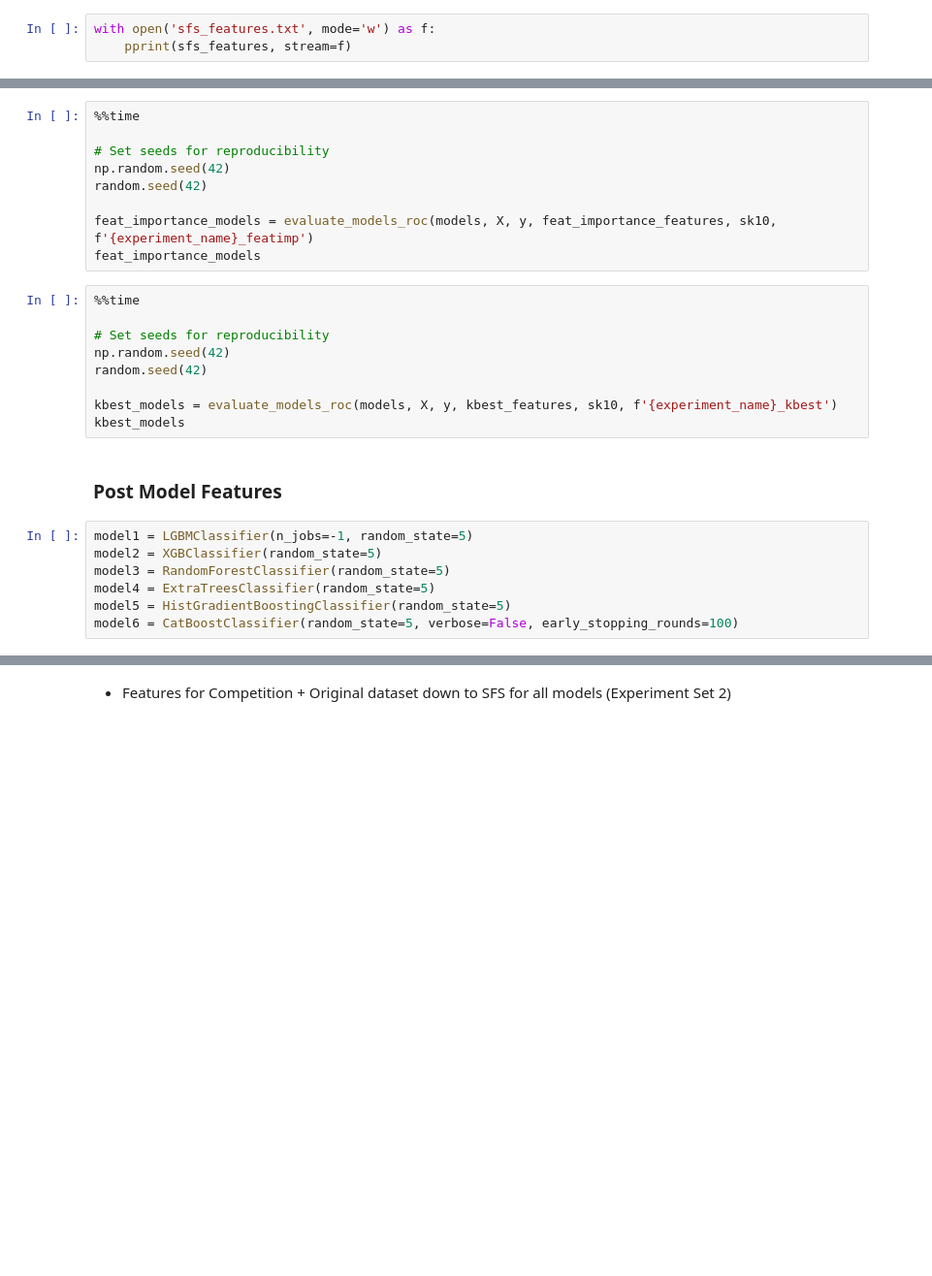
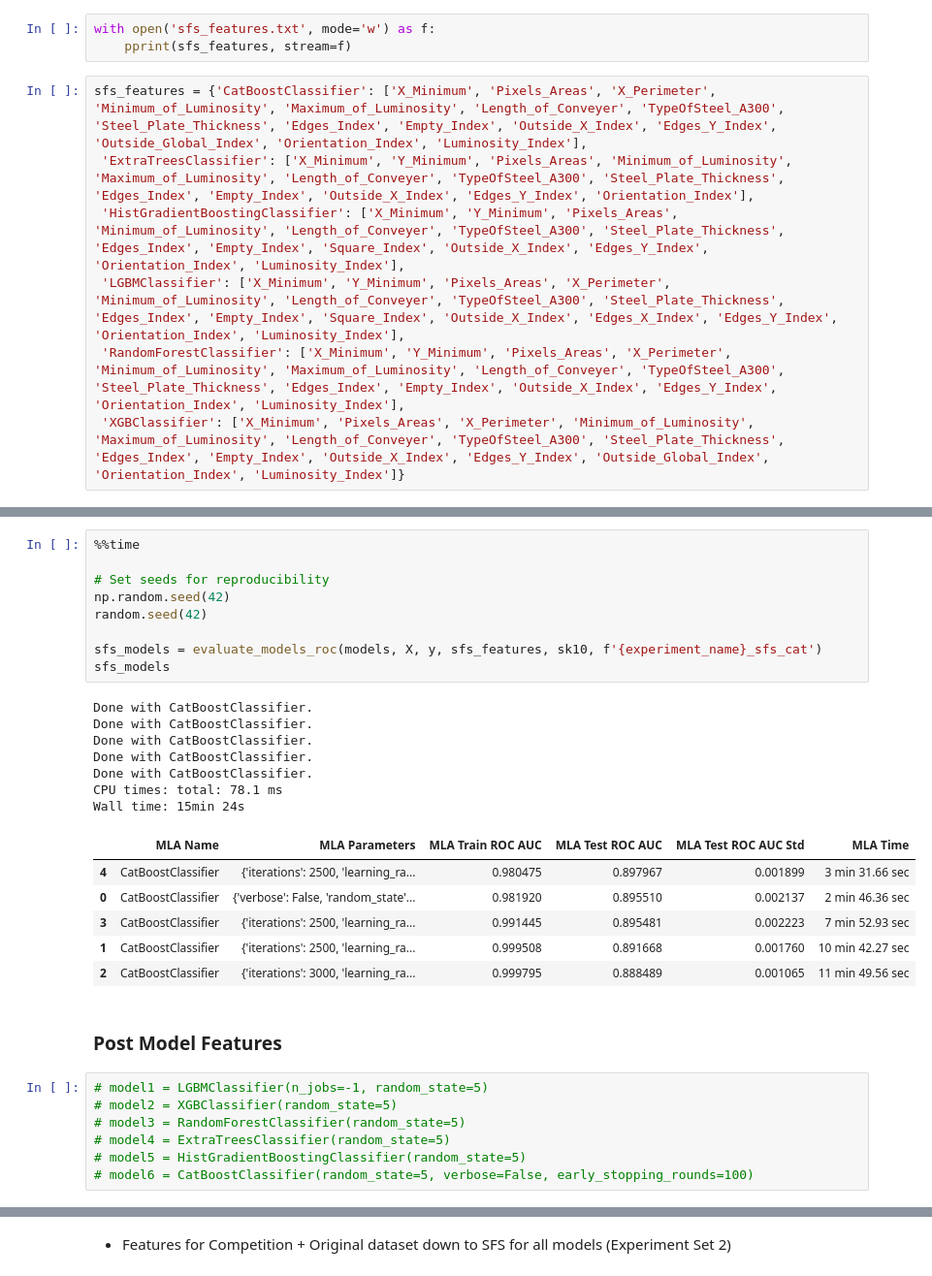
Before and after one commit to hardboyvino/kaggle_competition, a Jupyter notebook: playground_4.3/models.ipynb, the cells around one changed output, grey strips where cells are left out. Shown at 97% size. Cells and saved outputs as stored; diff of their text form; blank space fills up the shorter version.

```diff
--- a/playground_4.3/models.ipynb
+++ b/playground_4.3/models.ipynb
@@ -632,6 +703,13 @@ for alg in models:
 # %%
 with open('sfs_features.txt', mode='w') as f:
     pprint(sfs_features, stream=f)
+# %%
+sfs_features = {'CatBoostClassifier': ['X_Minimum', 'Pixels_Areas', 'X_Perimeter', 'Minimum_of_Luminosity', 'Maximum_of_Luminosity', 'Length_of_Conveyer', 'TypeOfSteel_A300', 'Steel_Plate_Thickness', 'Edges_Index', 'Empty_Index', 'Outside_X_Index', 'Edges_Y_Index', 'Outside_Global_Index', 'Orientation_Index', 'Luminosity_Index'],
+ 'ExtraTreesClassifier': ['X_Minimum', 'Y_Minimum', 'Pixels_Areas', 'Minimum_of_Luminosity', 'Maximum_of_Luminosity', 'Length_of_Conveyer', 'TypeOfSteel_A300', 'Steel_Plate_Thickness', 'Edges_Index', 'Empty_Index', 'Outside_X_Index', 'Edges_Y_Index', 'Orientation_Index'],
+ 'HistGradientBoostingClassifier': ['X_Minimum', 'Y_Minimum', 'Pixels_Areas', 'Minimum_of_Luminosity', 'Length_of_Conveyer', 'TypeOfSteel_A300', 'Steel_Plate_Thickness', 'Edges_Index', 'Empty_Index', 'Square_Index', 'Outside_X_Index', 'Edges_Y_Index', 'Orientation_Index', 'Luminosity_Index'],
+ 'LGBMClassifier': ['X_Minimum', 'Y_Minimum', 'Pixels_Areas', 'X_Perimeter', 'Minimum_of_Luminosity', 'Length_of_Conveyer', 'TypeOfSteel_A300', 'Steel_Plate_Thickness', 'Edges_Index', 'Empty_Index', 'Square_Index', 'Outside_X_Index', 'Edges_X_Index', 'Edges_Y_Index', 'Orientation_Index', 'Luminosity_Index'],
+ 'RandomForestClassifier': ['X_Minimum', 'Y_Minimum', 'Pixels_Areas', 'X_Perimeter', 'Minimum_of_Luminosity', 'Maximum_of_Luminosity', 'Length_of_Conveyer', 'TypeOfSteel_A300', 'Steel_Plate_Thickness', 'Edges_Index', 'Empty_Index', 'Outside_X_Index', 'Edges_Y_Index', 'Orientation_Index', 'Luminosity_Index'],
+ 'XGBClassifier': ['X_Minimum', 'Pixels_Areas', 'X_Perimeter', 'Minimum_of_Luminosity', 'Maximum_of_Luminosity', 'Length_of_Conveyer', 'TypeOfSteel_A300', 'Steel_Plate_Thickness', 'Edges_Index', 'Empty_Index', 'Outside_X_Index', 'Edges_Y_Index', 'Outside_Global_Index', 'Orientation_Index', 'Luminosity_Index']}
 # %%
 %%time
 
@@ -644,27 +757,32 @@ sfs_models
 # %%
 %%time
 
 # Set seeds for reproducibility
 np.random.seed(42)
 random.seed(42)
 
-feat_importance_models = evaluate_models_roc(models, X, y, feat_importance_features, sk10, f'{experiment_name}_featimp')
-feat_importance_models
+sfs_models = evaluate_models_roc(models, X, y, sfs_features, sk10, f'{experiment_name}_sfs_cat')
+sfs_models
+# %% [output]
+Done with CatBoostClassifier.
+Done with CatBoostClassifier.
+Done with CatBoostClassifier.
+Done with CatBoostClassifier.
+Done with CatBoostClassifier.
+CPU times: total: 78.1 ms
+Wall time: 15min 24s
+|  | MLA Name | MLA Parameters | MLA Train ROC AUC | MLA Test ROC AUC | MLA Test ROC AUC Std | MLA Time |
+| 4 | CatBoostClassifier | {'iterations': 2500, 'learning_ra... | 0.980475 | 0.897967 | 0.001899 | 3 min 31.66 sec |
+| 0 | CatBoostClassifier | {'verbose': False, 'random_state'... | 0.981920 | 0.895510 | 0.002137 | 2 min 46.36 sec |
+| 3 | CatBoostClassifier | {'iterations': 2500, 'learning_ra... | 0.991445 | 0.895481 | 0.002223 | 7 min 52.93 sec |
+| 1 | CatBoostClassifier | {'iterations': 2500, 'learning_ra... | 0.999508 | 0.891668 | 0.001760 | 10 min 42.27 sec |
+| 2 | CatBoostClassifier | {'iterations': 3000, 'learning_ra... | 0.999795 | 0.888489 | 0.001065 | 11 min 49.56 sec |
-# %%
-%%time
-
-# Set seeds for reproducibility
-np.random.seed(42)
-random.seed(42)
-
-kbest_models = evaluate_models_roc(models, X, y, kbest_features, sk10, f'{experiment_name}_kbest')
-kbest_models
 # %% [markdown]
 ### Post Model Features
 # %%
-model1 = LGBMClassifier(n_jobs=-1, random_state=5)
-model2 = XGBClassifier(random_state=5)
-model3 = RandomForestClassifier(random_state=5)
-model4 = ExtraTreesClassifier(random_state=5)
-model5 = HistGradientBoostingClassifier(random_state=5)
-model6 = CatBoostClassifier(random_state=5, verbose=False, early_stopping_rounds=100)
+# model1 = LGBMClassifier(n_jobs=-1, random_state=5)
+# model2 = XGBClassifier(random_state=5)
+# model3 = RandomForestClassifier(random_state=5)
+# model4 = ExtraTreesClassifier(random_state=5)
+# model5 = HistGradientBoostingClassifier(random_state=5)
+# model6 = CatBoostClassifier(random_state=5, verbose=False, early_stopping_rounds=100)
```
Also changed, not shown: parts of 29 cells of this notebook.
